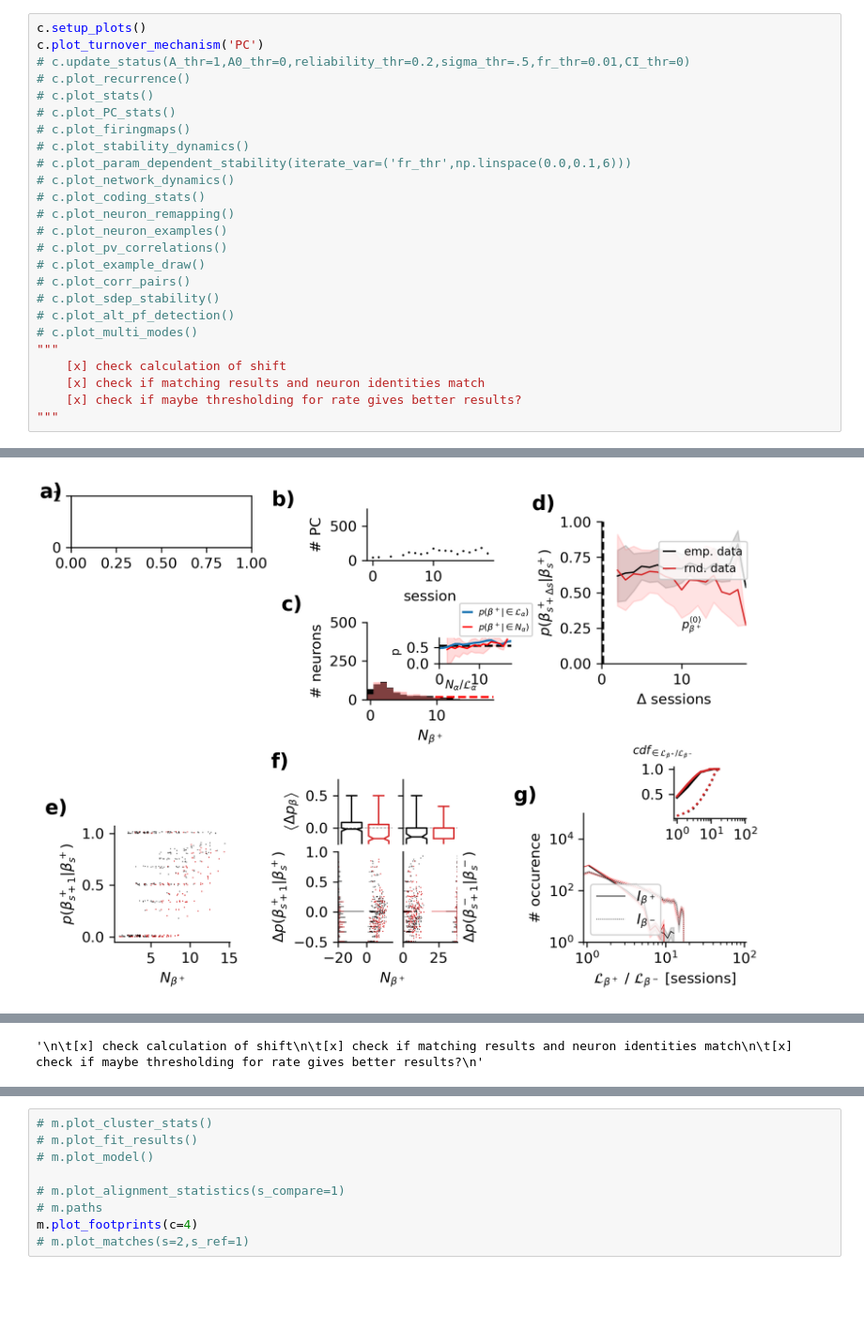
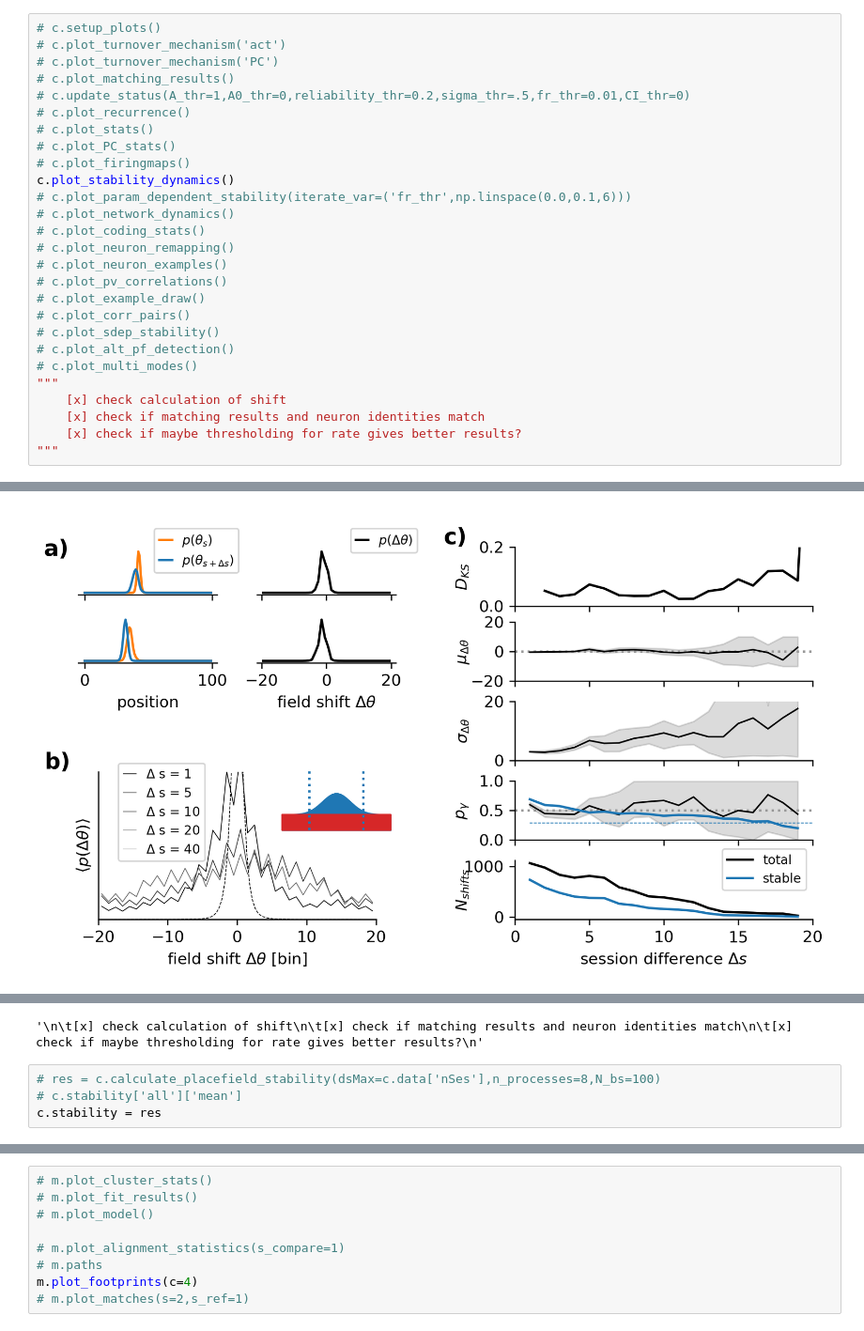
Before and after one commit to woxxel/PC_analysis, a Jupyter notebook: placefield_dynamics/cluster_analysis.ipynb, the cells around one changed output, grey strips where cells are left out. Shown at 94% size. Drawn from its saved outputs; the diff is of its cells as text; blank space fills up the shorter version.

```diff
--- a/placefield_dynamics/cluster_analysis.ipynb
+++ b/placefield_dynamics/cluster_analysis.ipynb
@@ -140,14 +183,16 @@ ax.hist(c.fields['amplitude'][c.status['activity'][:,s,2],s,:,0],bins=np.linspac
  <a list of 2 BarContainer objects>)
 [figure]
 # %%
-c.setup_plots()
-c.plot_turnover_mechanism('PC')
+# c.setup_plots()
+# c.plot_turnover_mechanism('act')
+# c.plot_turnover_mechanism('PC')
+# c.plot_matching_results()
 # c.update_status(A_thr=1,A0_thr=0,reliability_thr=0.2,sigma_thr=.5,fr_thr=0.01,CI_thr=0)
 # c.plot_recurrence()
 # c.plot_stats()
 # c.plot_PC_stats()
 # c.plot_firingmaps()
-# c.plot_stability_dynamics()
+c.plot_stability_dynamics()
 # c.plot_param_dependent_stability(iterate_var=('fr_thr',np.linspace(0.0,0.1,6)))
 # c.plot_network_dynamics()
 # c.plot_coding_stats()
@@ -193 +220 @@ INFO:matplotlib.mathtext:Substituting symbol L from STIXNonUnicode
-[figure, old version]
+[figure, new version]
@@ -195 +221,0 @@ INFO:matplotlib.mathtext:Substituting symbol L from STIXNonUnicode
-'\n\t[x] check calculation of shift\n\t[x] check if matching results and neuron identities match\n\t[x] check if maybe thresholding for rate gives better results?\n'
@@ -196 +223,6 @@ INFO:matplotlib.mathtext:Substituting symbol L from STIXNonUnicode
+'\n\t[x] check calculation of shift\n\t[x] check if matching results and neuron identities match\n\t[x] check if maybe thresholding for rate gives better results?\n'
+# %%
+# res = c.calculate_placefield_stability(dsMax=c.data['nSes'],n_processes=8,N_bs=100)
+# c.stability['all']['mean']
+c.stability = res
 # %%
```
Also changed, not shown: parts of 11 cells of this notebook, 5 other files.
